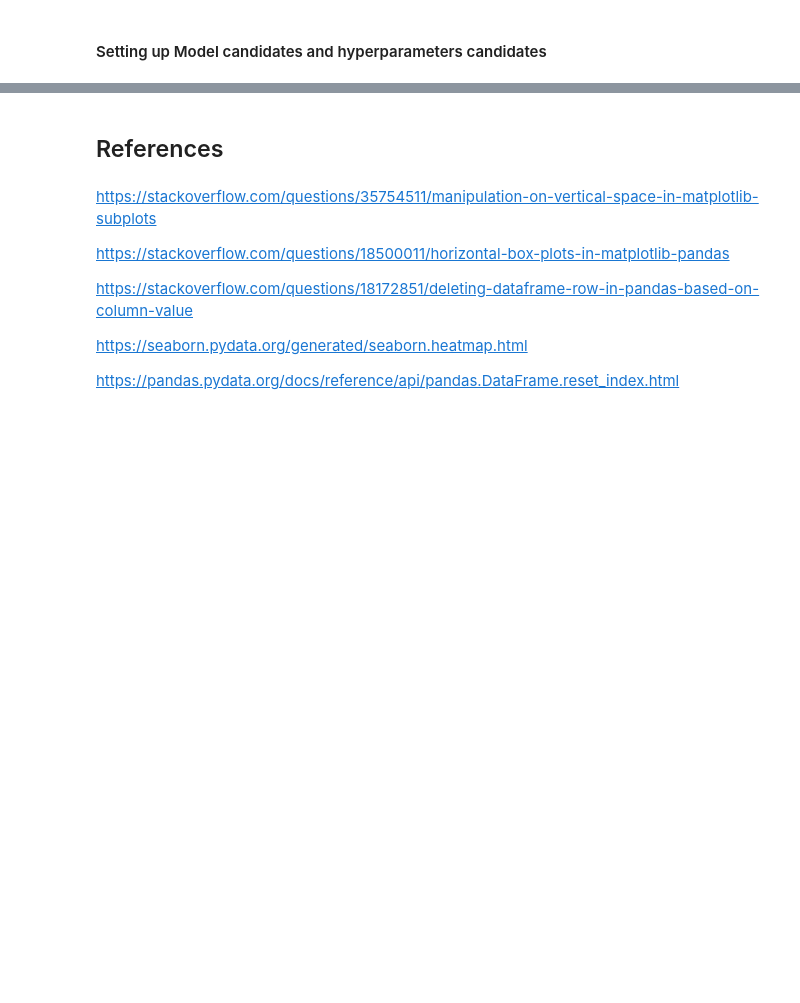
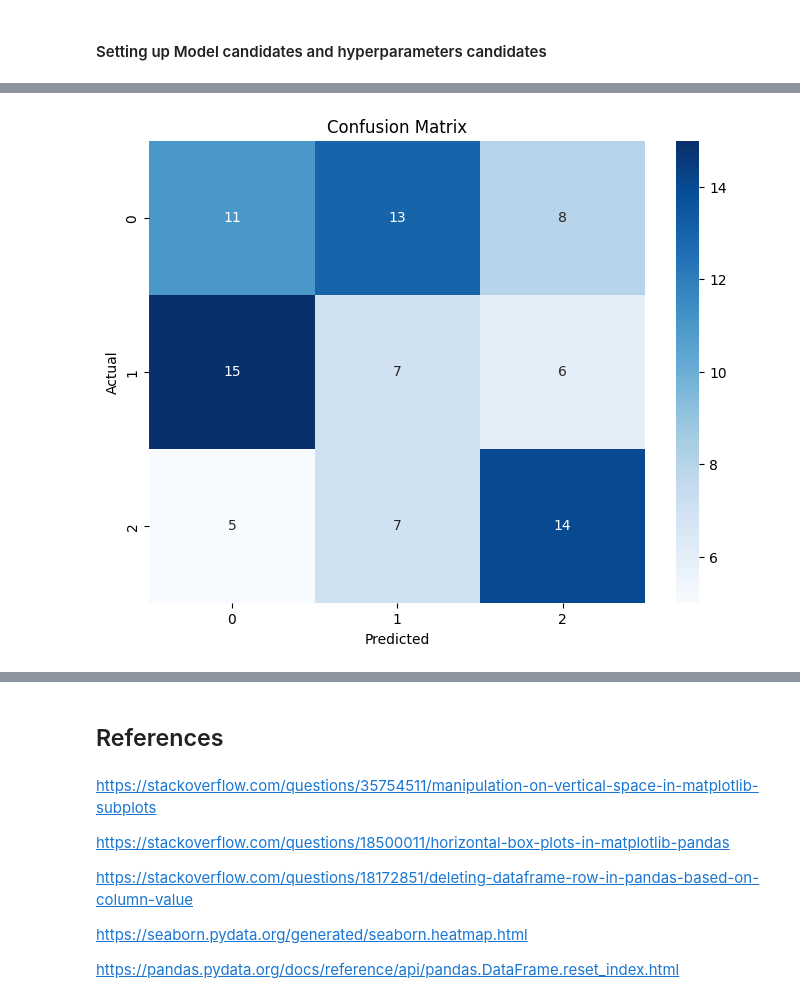
Before and after one commit to berstearns/garbage_collector, a Jupyter notebook: CCT/ml/CA2/CA2-ml.ipynb, the cells around one changed output, grey strips where cells are left out. Drawn from its saved outputs; the diff is of its cells as text; code cells hidden in the pictures; blank space fills up the shorter version.

```diff
--- a/CCT/ml/CA2/CA2-ml.ipynb
+++ b/CCT/ml/CA2/CA2-ml.ipynb
@@ -639,0 +700,28 @@ Please also refer to the documentation for alternative solver options:
+# %%
+for best_model_name, best_model_results in models_CV_results.items():
+    print(best_model_name)
+    features_option_name = best_model_results["features_name"]
+    selected_X_train, selected_X_test, selected_y_train = features_grid[features_option_name]
+    best_model = best_model_results["best_model"]
+    print(selected_X_test.shape)
+    ###### TEST results
+    # Predict on the test set with the best model
+    y_test_pred = best_model.predict(selected_X_test)
+    # Calculate performance metrics
+    accuracy = accuracy_score(y_test, y_test_pred)
+    report = classification_report(y_test, y_test_pred, output_dict=True)
+    precision = report['weighted avg']['precision']
+    recall = report['weighted avg']['recall']
+    f1_score = report['weighted avg']['f1-score']
+    test_confusion_matrix = confusion_matrix(y_test,y_test_pred)
+    print(test_confusion_matrix)
+
+    models_CV_results[best_model_name]["test_accuracy"] =  accuracy
+    models_CV_results[best_model_name]["test_precision"] =  precision
+    models_CV_results[best_model_name]["test_recall"] =  recall
+    models_CV_results[best_model_name]["test_f1_score"] =  f1_score
+    models_CV_results[best_model_name]["test_confusion_matrix"] =  test_confusion_matrix
+    print(test_confusion_matrix)
+    print(f"accuracy: {accuracy}\n precision: {precision}\n recall: {recall}\n f1-score: {f1_score}\n")
+    print(report,"\n")
+    clear_output()
@@ -639,0 +794,17 @@ Please also refer to the documentation for alternative solver options:
+# %%
+# Compute confusion matrix for the best selected model
+
+final_selected_model = models_CV_results["Decision Tree_normal"]['best_model']
+y_test_pred =  final_selected_model.predict(X_test)
+
+conf_matrix = confusion_matrix(y_test, y_test_pred)
+
+# Plot confusion matrix as heatmap
+plt.figure(figsize=(8, 6))
+sns.heatmap(conf_matrix, annot=True, cmap='Blues', fmt='g')
+plt.title('Confusion Matrix')
+plt.xlabel('Predicted')
+plt.ylabel('Actual')
+plt.show()
+# %% [output]
+[figure, added]
```
Also changed, not shown: parts of 10 cells of this notebook, 11 other files.
